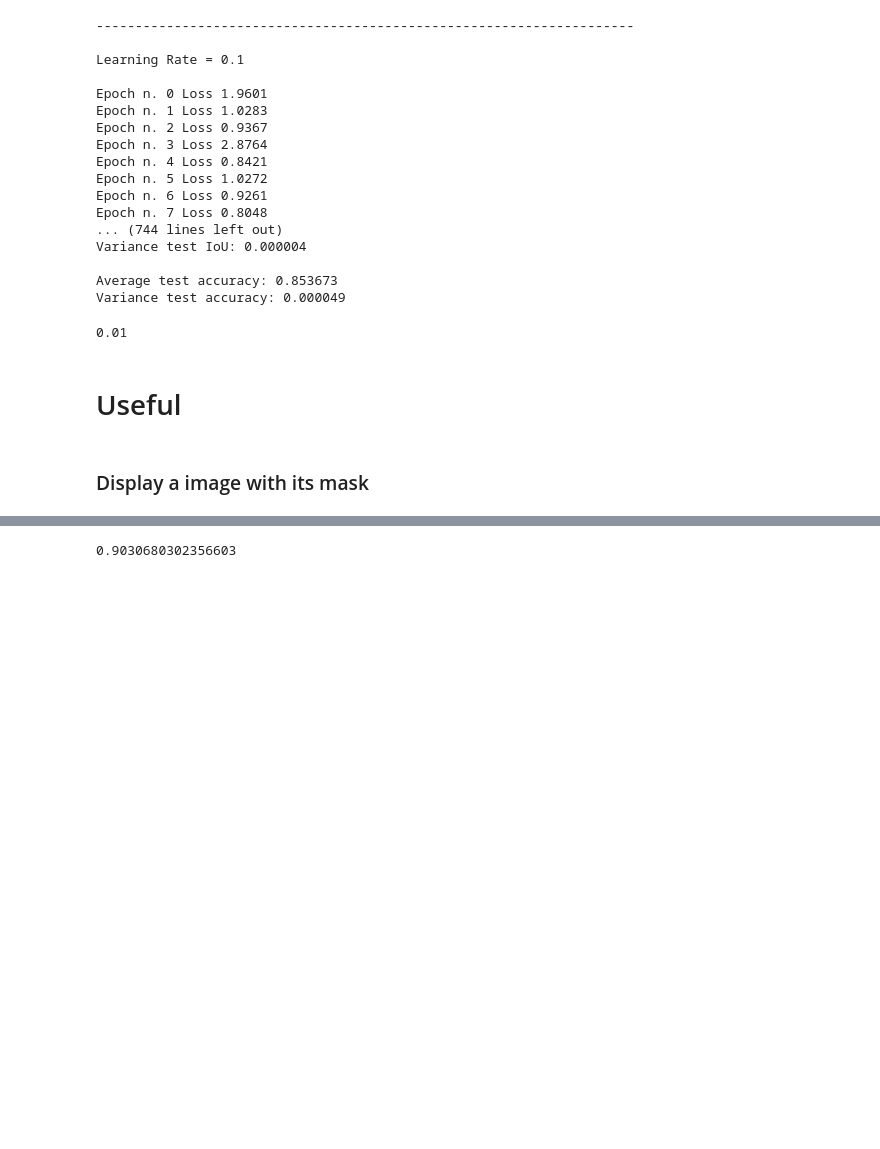
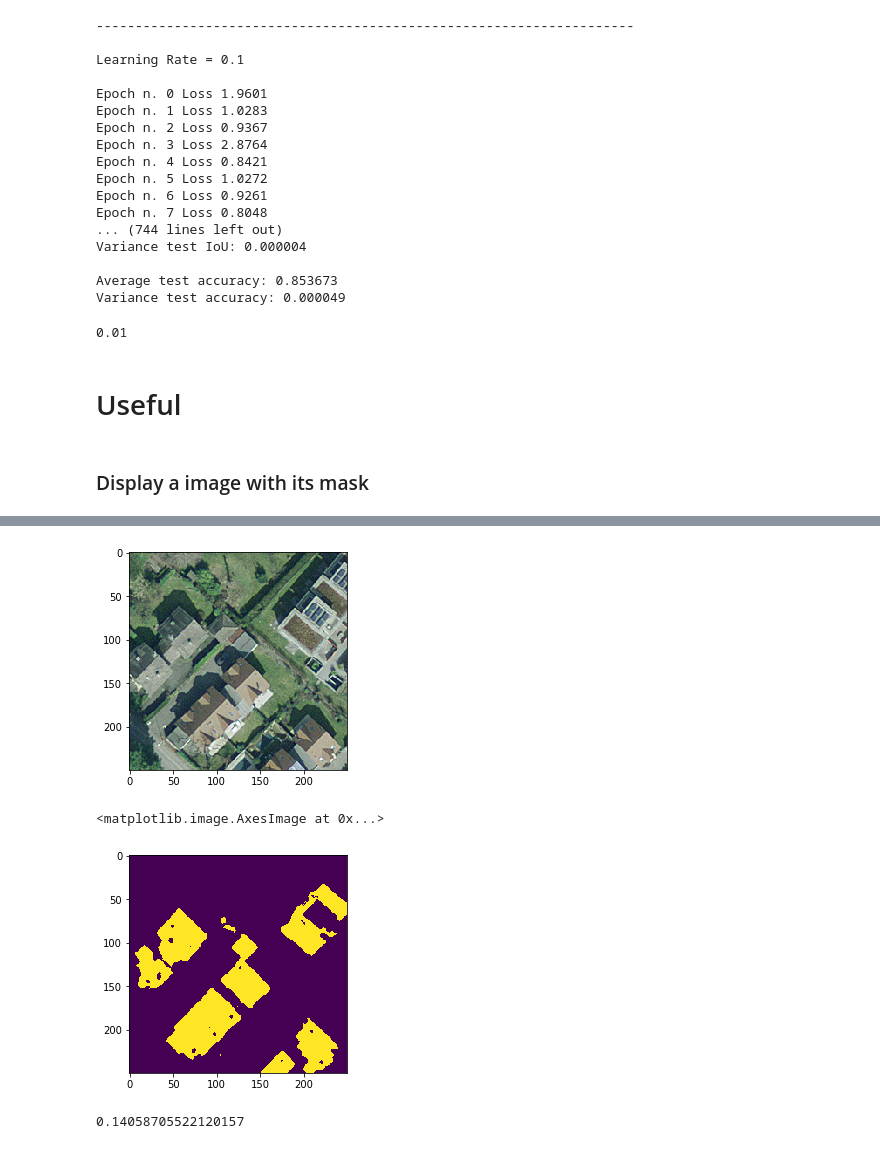
Before and after one commit to riccardocadei/photovoltaic-detection, a Jupyter notebook: main.ipynb, the cells around one changed output, grey strips where cells are left out. Drawn from its saved outputs; the diff is of its cells as text; code cells hidden in the pictures; blank space fills up the shorter version.

```diff
--- a/main.ipynb
+++ b/main.ipynb
@@ -179,4 +180,24 @@ plt.show()
+# %%
+from matplotlib import image
+from PIL import Image
+import cv2
+
+image = cv2.imread('test.png')
+test = np.asarray(cv2.resize(image,dsize=(250,250), interpolation=cv2.INTER_CUBIC))
+test = test[:,:,[2,1,0]]
+plt.imshow(test)
+test = torch.tensor(np.transpose(test))
+test = test.float()
+plt.show()
+
+
+ypred = torch.squeeze(model(torch.unsqueeze(test,0).cuda())).cpu().detach().numpy()
+plt.imshow(np.transpose(np.around(ypred)))
+# %% [output]
+[figure, added]
+<matplotlib.image.AxesImage at 0x...>
+[figure, added]
 # %%
 iou(np.around(ypred),y.numpy())
 # %% [output]
-0.9030680302356603
+0.14058705522120157
```
Also changed, not shown: parts of 1 cell of this notebook, 1 other file.
